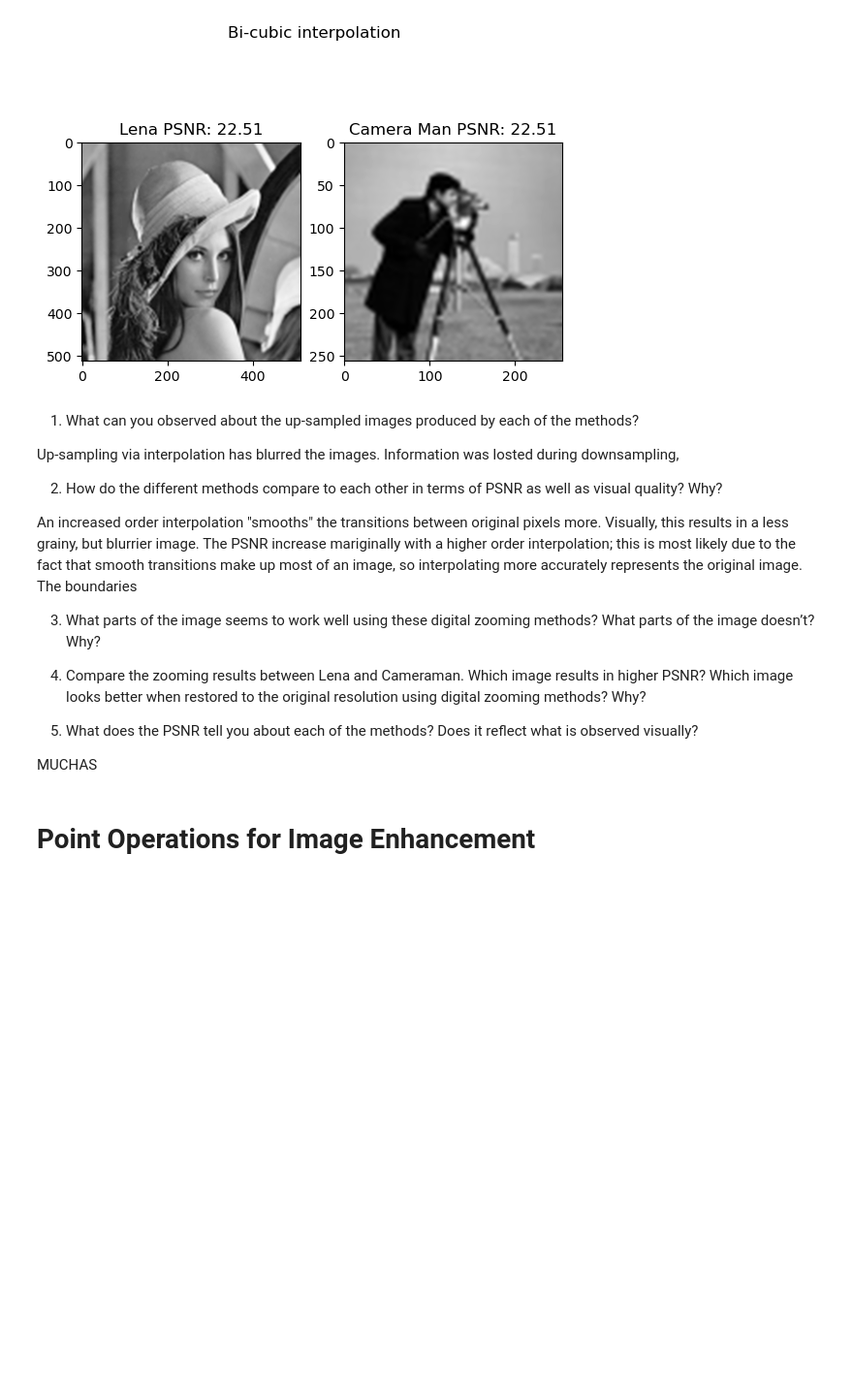
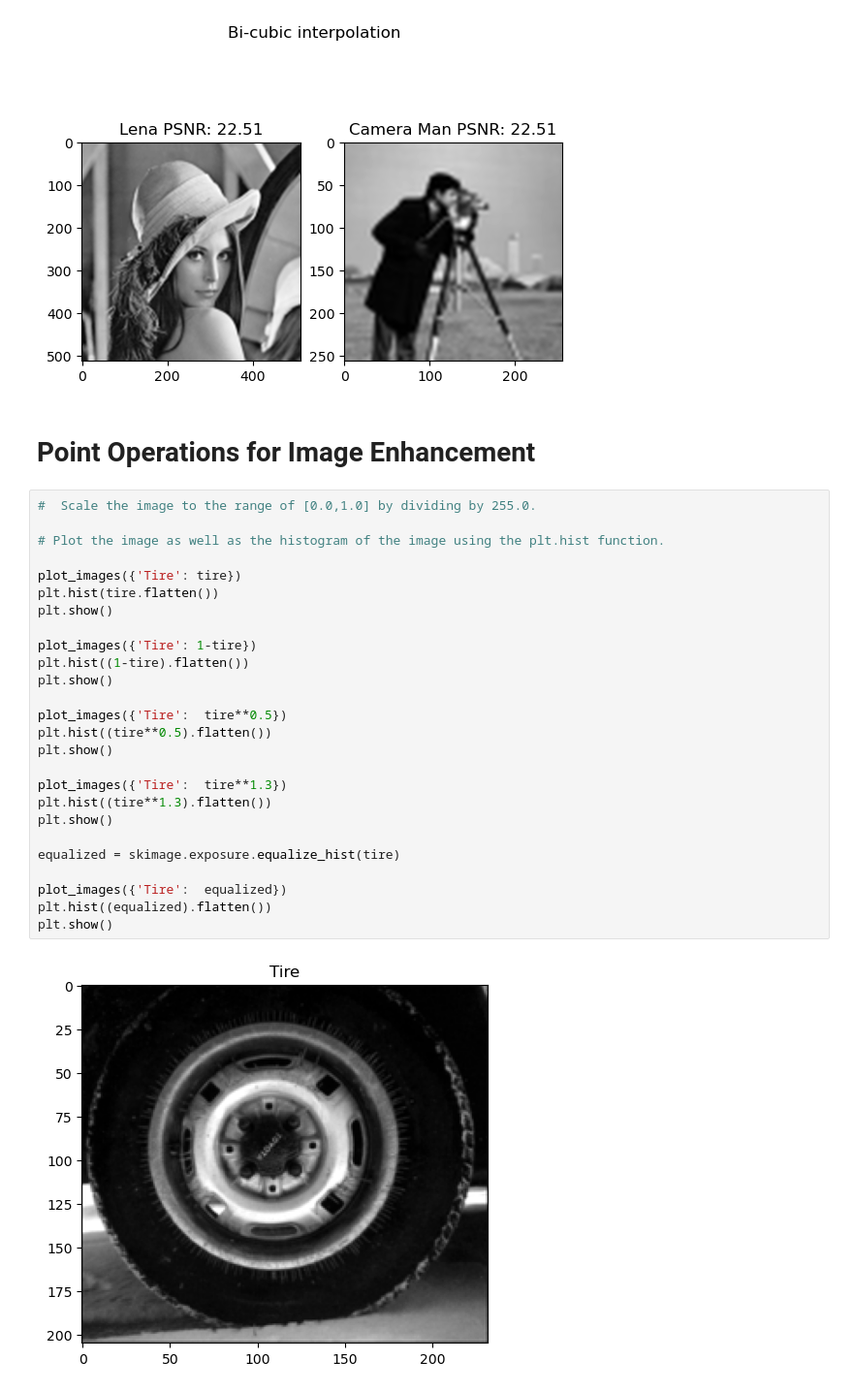
Before and after one commit to ronhyman/imageprocessing, a Jupyter notebook: Lab1Template.ipynb, the cells around one changed output. Shown at 97% size. Cells and saved outputs as stored; diff of their text form; blank space fills up the shorter version.

Commit message:
part 4 babyyyy

```diff
--- a/Lab1Template.ipynb
+++ b/Lab1Template.ipynb
@@ -74,27 +74,33 @@ plot_images({f'Lena PSNR: {PSNR(camera_up_3, cameraman):.2f}': lena_up_3, f'Came
 [figure]
 [figure]
 [figure]
-# %% [markdown]
-1. What can you observed about the up-sampled images produced by each of the methods?
-
-Up-sampling via interpolation has blurred the images. Information was losted during downsampling,
-
-2. How do the different methods compare to each other in terms of PSNR as well as visual quality? Why?
-
-An increased order interpolation "smooths" the transitions between original pixels more. Visually, this results in a less grainy, but blurrier image. The PSNR increase mariginally with a higher order interpolation; this is most likely due to the fact that smooth transitions make up most of an image, so interpolating more accurately represents the original image. The boundaries
-
-3. What parts of the image seems to work well using these digital zooming methods? What parts of the image doesn’t? Why?
-
-
-
-4. Compare the zooming results between Lena and Cameraman. Which image results in higher PSNR? Which image looks better when restored to the original resolution using digital zooming methods? Why?
-
-
-
-5. What does the PSNR tell you about each of the methods? Does it reflect what is observed visually?
-
-
-
-MUCHAS
 # %% [markdown]
 # Point Operations for Image Enhancement
+# %%
+#  Scale the image to the range of [0.0,1.0] by dividing by 255.0.
+
+# Plot the image as well as the histogram of the image using the plt.hist function.
+
+plot_images({'Tire': tire})
+plt.hist(tire.flatten())
+plt.show()
+
+plot_images({'Tire': 1-tire})
+plt.hist((1-tire).flatten())
+plt.show()
+
+plot_images({'Tire':  tire**0.5})
+plt.hist((tire**0.5).flatten())
+plt.show()
+
+plot_images({'Tire':  tire**1.3})
+plt.hist((tire**1.3).flatten())
+plt.show()
+
+equalized = skimage.exposure.equalize_hist(tire)
+
+plot_images({'Tire':  equalized})
+plt.hist((equalized).flatten())
+plt.show()
+# %% [output]
+[figure, added]
```
Also changed, not shown: parts of 7 cells of this notebook.
